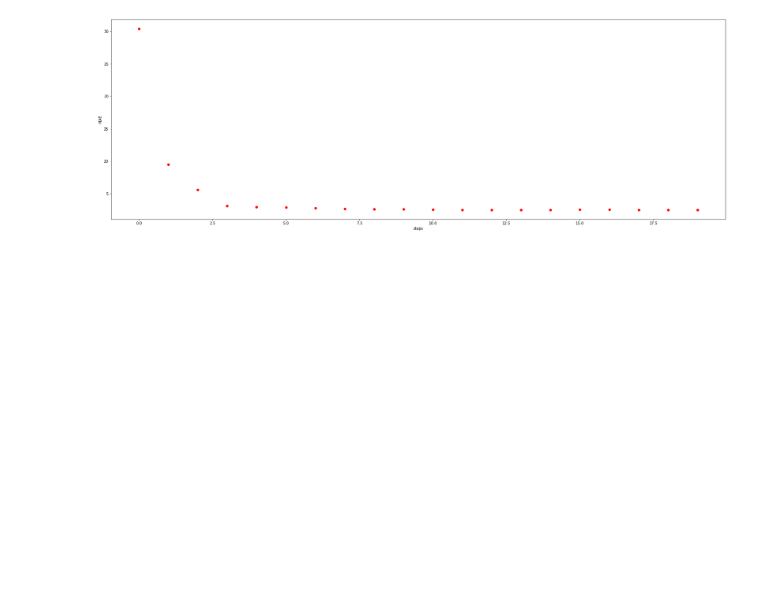
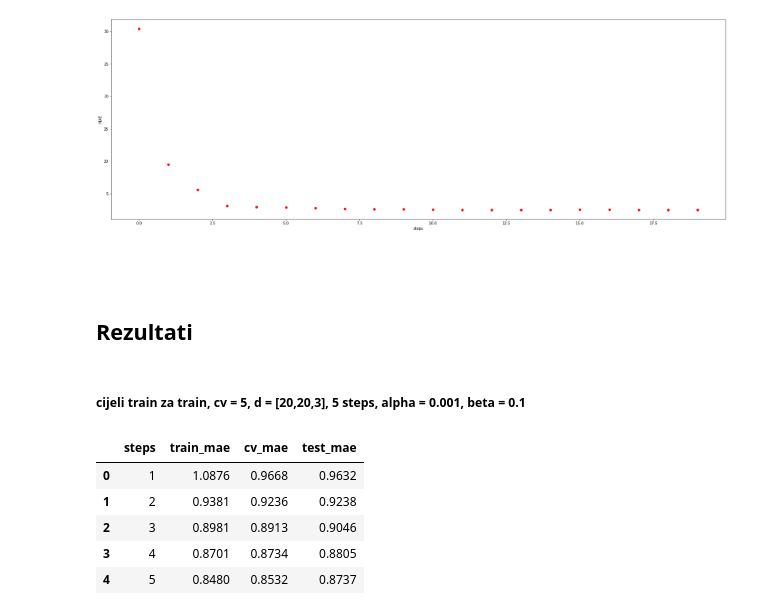
Before and after one commit to mateastanisic/tf-recommender-system, a Jupyter notebook: notebooks/Multiverse Recomendation.ipynb, the cells around one changed output. Saved outputs shown, nothing was run; the diff lists cells and outputs as text; code cells hidden in the pictures; blank space fills up the shorter version.

```diff
--- a/notebooks/Multiverse Recomendation.ipynb
+++ b/notebooks/Multiverse Recomendation.ipynb
@@ -521,3 +521,23 @@ plt.xlabel('steps')
 plt.show()
 # %% [output]
 [figure]
+# %% [markdown]
+<br><br>
+
+## Rezultati
+# %% [markdown]
+##### cijeli train za train, cv = 5, d = [20,20,3], 5 steps, alpha = 0.001, beta = 0.1
+# %%
+yahoo_cv1_results = pd.DataFrame()
+yahoo_cv1_results['steps'] = [1,2,3,4,5]
+yahoo_cv1_results['train_mae'] = [1.0876, 0.9381, 0.8981, 0.8701, 0.8480]
+yahoo_cv1_results['cv_mae'] = [0.9668, 0.9236, 0.8913, 0.8734, 0.8532]
+yahoo_cv1_results['test_mae'] = [0.9632, 0.9238, 0.9046, 0.8805, 0.8737]
+yahoo_cv1_results
+# %% [output]
+|  | steps | train_mae | cv_mae | test_mae |
+| 0 | 1 | 1.0876 | 0.9668 | 0.9632 |
+| 1 | 2 | 0.9381 | 0.9236 | 0.9238 |
+| 2 | 3 | 0.8981 | 0.8913 | 0.9046 |
+| 3 | 4 | 0.8701 | 0.8734 | 0.8805 |
+| 4 | 5 | 0.8480 | 0.8532 | 0.8737 |
```
Also changed, not shown: parts of 7 cells of this notebook, 48 other files.
